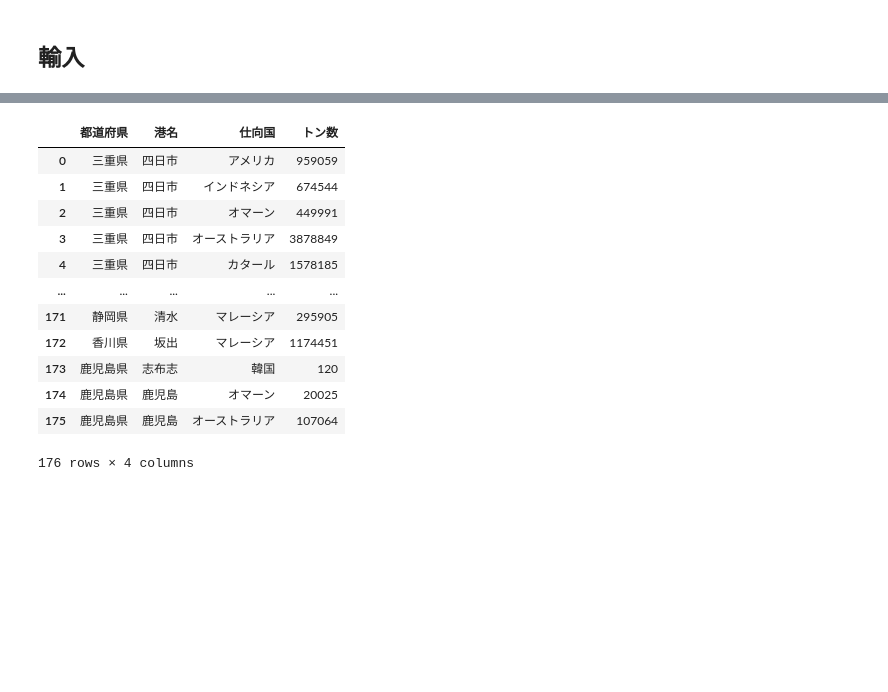
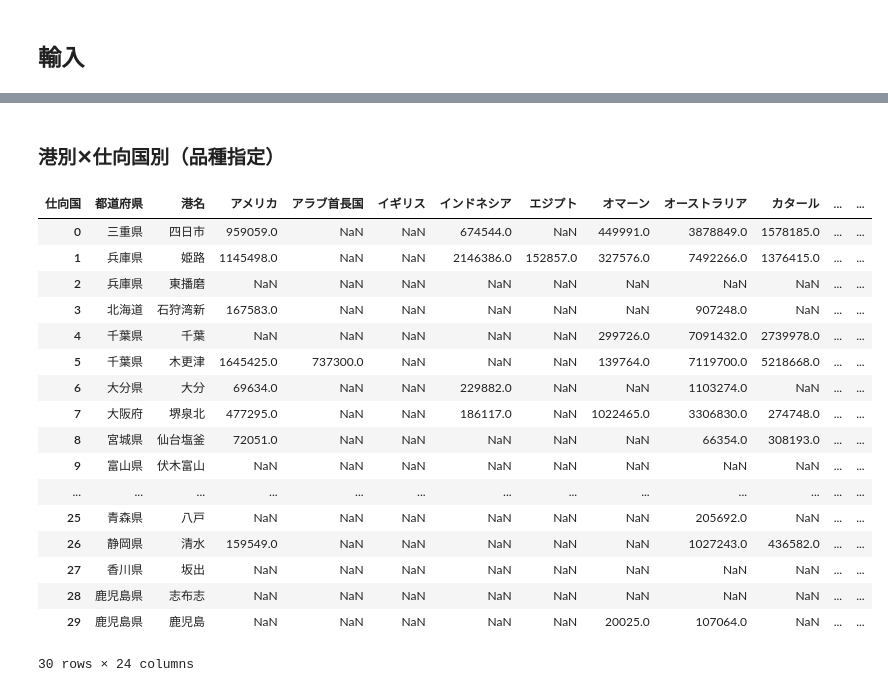
Before and after one commit to dicechick373/google-colab, a Jupyter notebook: 2022_kouwan/港湾統計（全国）.ipynb, the cells around one changed output, grey strips where cells are left out. Drawn from its saved outputs; the diff is of its cells as text; code cells hidden in the pictures; blank space fills up the shorter version.

```diff
--- a/2022_kouwan/港湾統計（全国）.ipynb
+++ b/2022_kouwan/港湾統計（全国）.ipynb
@@ -32,4 +32,6 @@ def get_excel(url):
   input_sheet_name = input_book.sheet_names
   df = input_book.parse(input_sheet_name[1],skiprows = 2)
 
+  df = df.astype({'トン数': 'int'})
+
   return df
@@ -37,0 +53,20 @@ def get_excel(url):
+# %%
+import pandas as pd
+import numpy as np
+
+def import_kind(time, url, prefecture=None):
+
+  # EXCELをインポート
+  df = get_excel(url)
+
+  # 集計
+  df = pd.pivot_table(df, index=['都道府県', '港名'], columns='品種名', values='トン数', margins=True, aggfunc=np.sum).reset_index()
+
+  # 都道府県指定がある場合
+  if prefecture is not None:
+    df = df[df['都道府県'] == prefecture]
+
+  # 欠損列を削除
+  df = df.dropna(how='all', axis=1)
+
+  return df
@@ -38 +100,3 @@ def get_excel(url):
+# %% [markdown]
+### 港別✕仕向国別（品種指定）
 # %%
@@ -50,23 +123,28 @@ def lng_import(url,kind):
 # %%
 # URLを指定
 url = 'https://www.mlit.go.jp/k-toukei/content/001448038.xlsx'
 
 # 品種名を指定
 kind = 'ＬＮＧ（液化天然ガス）'
 
-df = lng_import(url,kind)
+df = import_kind(url,kind)
 df
 # %% [output]
-|  | 都道府県 | 港名 | 仕向国 | トン数 |
-| 0 | 三重県 | 四日市 | アメリカ | 959059 |
-| 1 | 三重県 | 四日市 | インドネシア | 674544 |
-| 2 | 三重県 | 四日市 | オマーン | 449991 |
-| 3 | 三重県 | 四日市 | オーストラリア | 3878849 |
-| 4 | 三重県 | 四日市 | カタール | 1578185 |
-| ... | ... | ... | ... | ... |
-| 171 | 静岡県 | 清水 | マレーシア | 295905 |
-| 172 | 香川県 | 坂出 | マレーシア | 1174451 |
-| 173 | 鹿児島県 | 志布志 | 韓国 | 120 |
-| 174 | 鹿児島県 | 鹿児島 | オマーン | 20025 |
-| 175 | 鹿児島県 | 鹿児島 | オーストラリア | 107064 |
+| 仕向国 | 都道府県 | 港名 | アメリカ | アラブ首長国 | イギリス | インドネシア | エジプト | オマーン | オーストラリア | カタール | ... | ... |
+| 0 | 三重県 | 四日市 | 959059.0 | NaN | NaN | 674544.0 | NaN | 449991.0 | 3878849.0 | 1578185.0 | ... | ... |
+| 1 | 兵庫県 | 姫路 | 1145498.0 | NaN | NaN | 2146386.0 | 152857.0 | 327576.0 | 7492266.0 | 1376415.0 | ... | ... |
+| 2 | 兵庫県 | 東播磨 | NaN | NaN | NaN | NaN | NaN | NaN | NaN | NaN | ... | ... |
+| 3 | 北海道 | 石狩湾新 | 167583.0 | NaN | NaN | NaN | NaN | NaN | 907248.0 | NaN | ... | ... |
+| 4 | 千葉県 | 千葉 | NaN | NaN | NaN | NaN | NaN | 299726.0 | 7091432.0 | 2739978.0 | ... | ... |
+| 5 | 千葉県 | 木更津 | 1645425.0 | 737300.0 | NaN | NaN | NaN | 139764.0 | 7119700.0 | 5218668.0 | ... | ... |
+| 6 | 大分県 | 大分 | 69634.0 | NaN | NaN | 229882.0 | NaN | NaN | 1103274.0 | NaN | ... | ... |
+| 7 | 大阪府 | 堺泉北 | 477295.0 | NaN | NaN | 186117.0 | NaN | 1022465.0 | 3306830.0 | 274748.0 | ... | ... |
+| 8 | 宮城県 | 仙台塩釜 | 72051.0 | NaN | NaN | NaN | NaN | NaN | 66354.0 | 308193.0 | ... | ... |
+| 9 | 富山県 | 伏木富山 | NaN | NaN | NaN | NaN | NaN | NaN | NaN | NaN | ... | ... |
+| ... | ... | ... | ... | ... | ... | ... | ... | ... | ... | ... | ... | ... |
+| 25 | 青森県 | 八戸 | NaN | NaN | NaN | NaN | NaN | NaN | 205692.0 | NaN | ... | ... |
+| 26 | 静岡県 | 清水 | 159549.0 | NaN | NaN | NaN | NaN | NaN | 1027243.0 | 436582.0 | ... | ... |
+| 27 | 香川県 | 坂出 | NaN | NaN | NaN | NaN | NaN | NaN | NaN | NaN | ... | ... |
+| 28 | 鹿児島県 | 志布志 | NaN | NaN | NaN | NaN | NaN | NaN | NaN | NaN | ... | ... |
+| 29 | 鹿児島県 | 鹿児島 | NaN | NaN | NaN | NaN | NaN | 20025.0 | 107064.0 | NaN | ... | ... |
-176 rows × 4 columns
+30 rows × 24 columns
```
Also changed, not shown: parts of 7 cells of this notebook.
